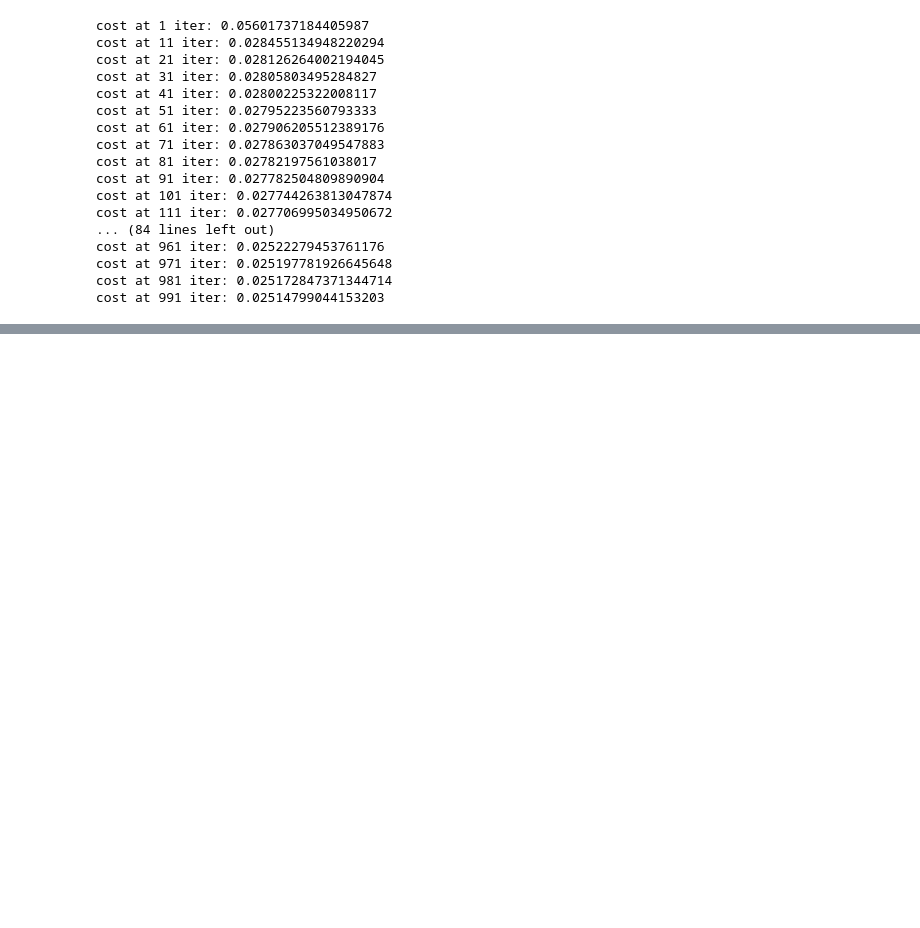
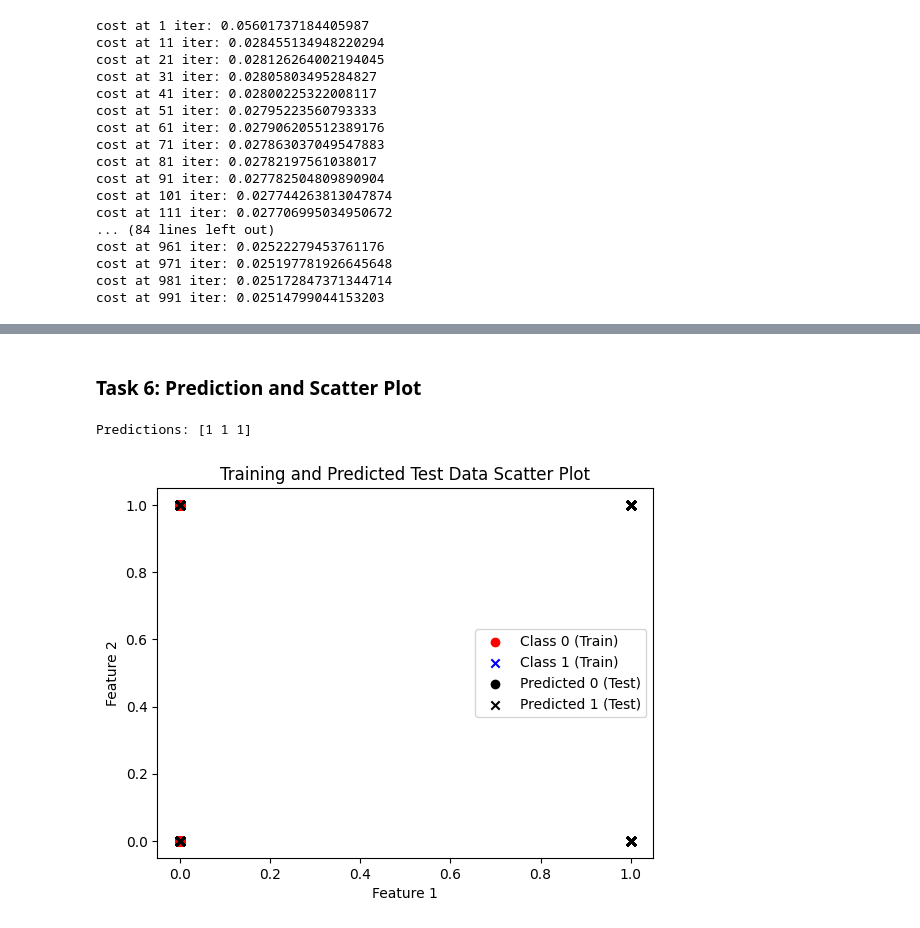
Before and after one commit to SalmanSi/ML-labs, a Jupyter notebook: lab4/lab04.ipynb, the cells around one changed output, grey strips where cells are left out. Saved outputs shown, nothing was run; the diff lists cells and outputs as text; code cells hidden in the pictures; blank space fills up the shorter version.

```diff
--- a/lab4/lab04.ipynb
+++ b/lab4/lab04.ipynb
@@ -321,8 +203,7 @@ def gradient_descent(X,y,W,alpha,num_iters):
         dj_dw=compute_gradient(X,y,W)
         W=W-alpha*dj_dw
 
-        if i %10==0:
-            print(f"cost at {i+1} iter: {cost_function(X,y,W)}")
+
     return W
 # %%
 weights=gradient_descent(X_train,y_train,weights,0.01,1000)
@@ -363,15 +227,0 @@ X_test.shape
-# %%
-def predict(X, W):
-    z = X @ W
-    y_pred = sigmoid(z)
-    return (y_pred >= 0.5).astype(int)  # Convert to 0 or 1
-
-
-from sklearn.metrics import accuracy_score,confusion_matrix
-
-pred=predict(X_train,weights)
-acc=accuracy_score(y_train,pred)
-print(acc)
-
-conf_mat=confusion_matrix(pred,y_train)
-print(conf_mat)
@@ -391,0 +384,56 @@ plt.show()
+# %% [markdown]
+### Task 6: Prediction and Scatter Plot
+# %%
+import numpy as np
+
+def predict(X, W):
+    """
+    Predict the class label (0 or 1) based on the learned weights.
+
+    Args:
+    - X: Input feature vector of shape (m, n+1) (including bias term)
+    - W: Trained weight vector of shape (n+1, 1)
+
+    Returns:
+    - Predicted labels (m, 1), either 0 or 1
+    """
+    probabilities = sigmoid(X @ W)  # Get probabilities using sigmoid function
+    return (probabilities >= 0.5).astype(int)  # Convert to 0 or 1 based on threshold
+
+# Example test cases (randomly chosen rows from X_test)
+sample_inputs = X_test[:3]  # Select first 3 test samples
+predictions = predict(sample_inputs, weights)  # Use trained weights for prediction
+
+print("Predictions:", predictions.flatten())  # Print predictions
+# %% [output]
+Predictions: [1 1 1]
+# %%
+# create a scatter plot
+import matplotlib.pyplot as plt
+
+# Select two features for 2D visualization (e.g., first two columns)
+X_train_plot = X_train[:, 1:3]  # Exclude bias term
+y_train_plot = y_train.flatten()
+
+X_test_plot = X_test[:, 1:3]
+y_test_pred = predict(X_test, weights).flatten()
+
+# Scatter plot for training data
+plt.scatter(X_train_plot[y_train_plot == 0, 0], X_train_plot[y_train_plot == 0, 1],
+            c='red', marker='o', label='Class 0 (Train)')
+plt.scatter(X_train_plot[y_train_plot == 1, 0], X_train_plot[y_train_plot == 1, 1],
+            c='blue', marker='x', label='Class 1 (Train)')
+
+# Scatter plot for predicted test data
+plt.scatter(X_test_plot[y_test_pred == 0, 0], X_test_plot[y_test_pred == 0, 1],
+            c='black', marker='o', label='Predicted 0 (Test)')
+plt.scatter(X_test_plot[y_test_pred == 1, 0], X_test_plot[y_test_pred == 1, 1],
+            c='black', marker='x', label='Predicted 1 (Test)')
+
+plt.xlabel("Feature 1")
+plt.ylabel("Feature 2")
+plt.title("Training and Predicted Test Data Scatter Plot")
+plt.legend()
+plt.show()
+# %% [output]
+[figure, added]
```
Also changed, not shown: parts of 17 cells of this notebook, 1 other file.
